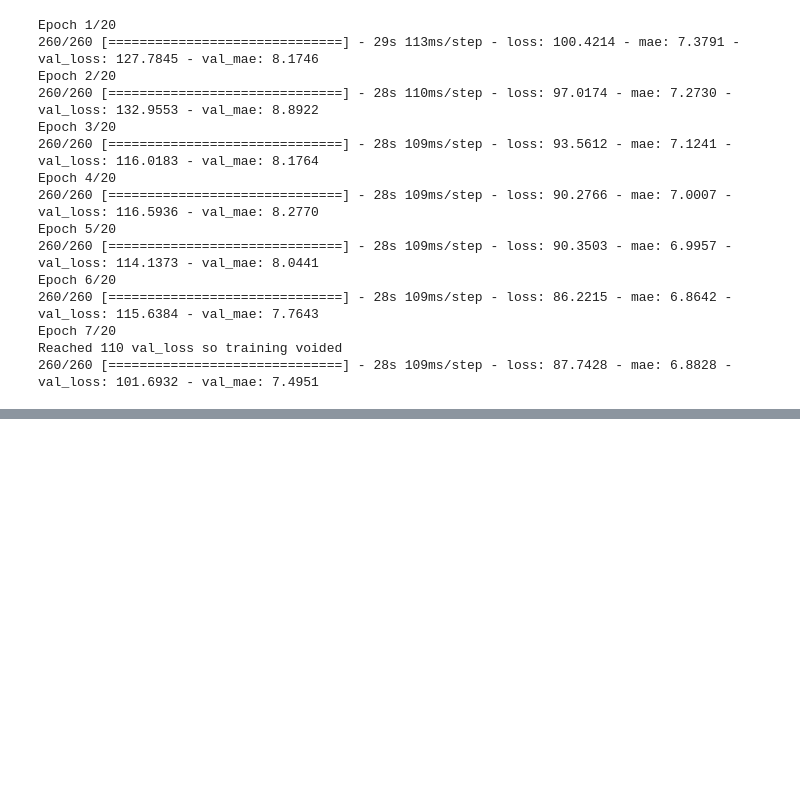
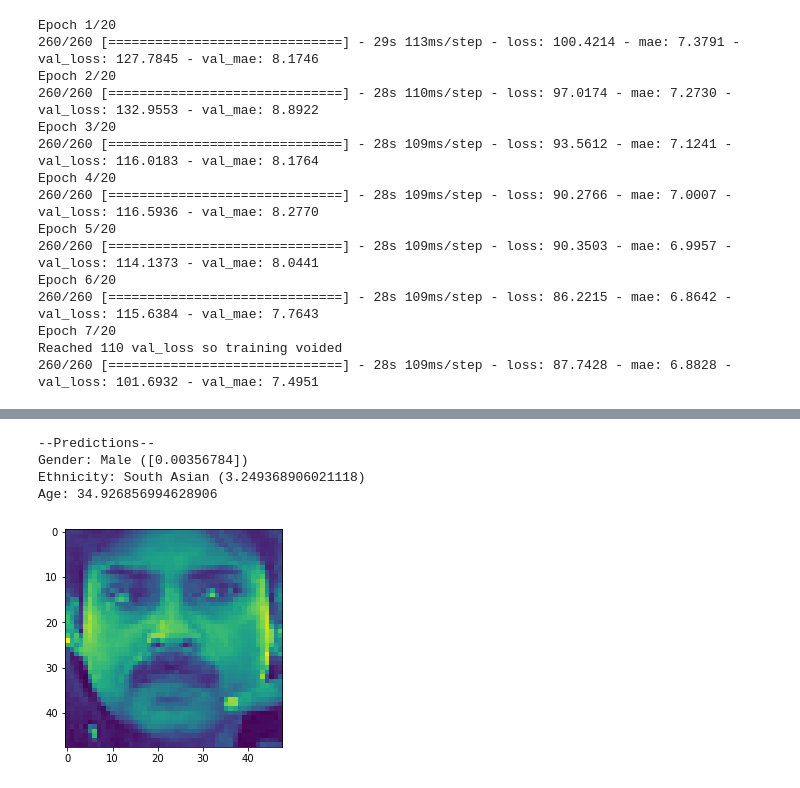
Before and after one commit to Real-VeerSandhu/Ethnicity-Age-Prediction, a Jupyter notebook: main_notebook.ipynb, the cells around one changed output, grey strips where cells are left out. Cells and saved outputs as stored; diff of their text form; code cells hidden in the pictures; blank space fills up the shorter version.

```diff
--- a/main_notebook.ipynb
+++ b/main_notebook.ipynb
@@ -419,0 +446,32 @@ model3.save('age_model.h5')
+# %%
+def predict_all_local(index):
+    '''Predict gender, ethnicity, and age from an image in the local dataset'''
+    input_img = X_test3[index]
+    plt.imshow(input_img)
+
+    # Gender
+    pred1 = model1.predict(np.expand_dims(input_img, axis=0))[0]
+    gender = 'Female'
+    if pred1 < 0.5:
+        gender = 'Male'
+
+    # Ethnicity
+    pred2 = model2.predict(np.expand_dims(input_img, axis=0))
+    label_map = ['Caucasian', 'African', 'East Asian', 'South Asian', 'Latino']
+    ethnicity = label_map[np.argmax(pred2)]
+
+    # Age
+    age = model3.predict(np.expand_dims(input_img, axis=0))
+
+    print('--Predictions--')
+    print(f'Gender: {gender} ({pred1})')
+    print(f'Ethnicity: {ethnicity} ({pred2[0][np.argmax(pred2)]})')
+    print(f'Age: {age[0][0]}')
+# %%
+predict_all_local(547)
+# %% [output]
+--Predictions--
+Gender: Male ([0.00356784])
+Ethnicity: South Asian (3.249368906021118)
+Age: 34.926856994628906
+[figure, added]
```
Also changed, not shown: parts of 8 cells of this notebook, 1 other file.
